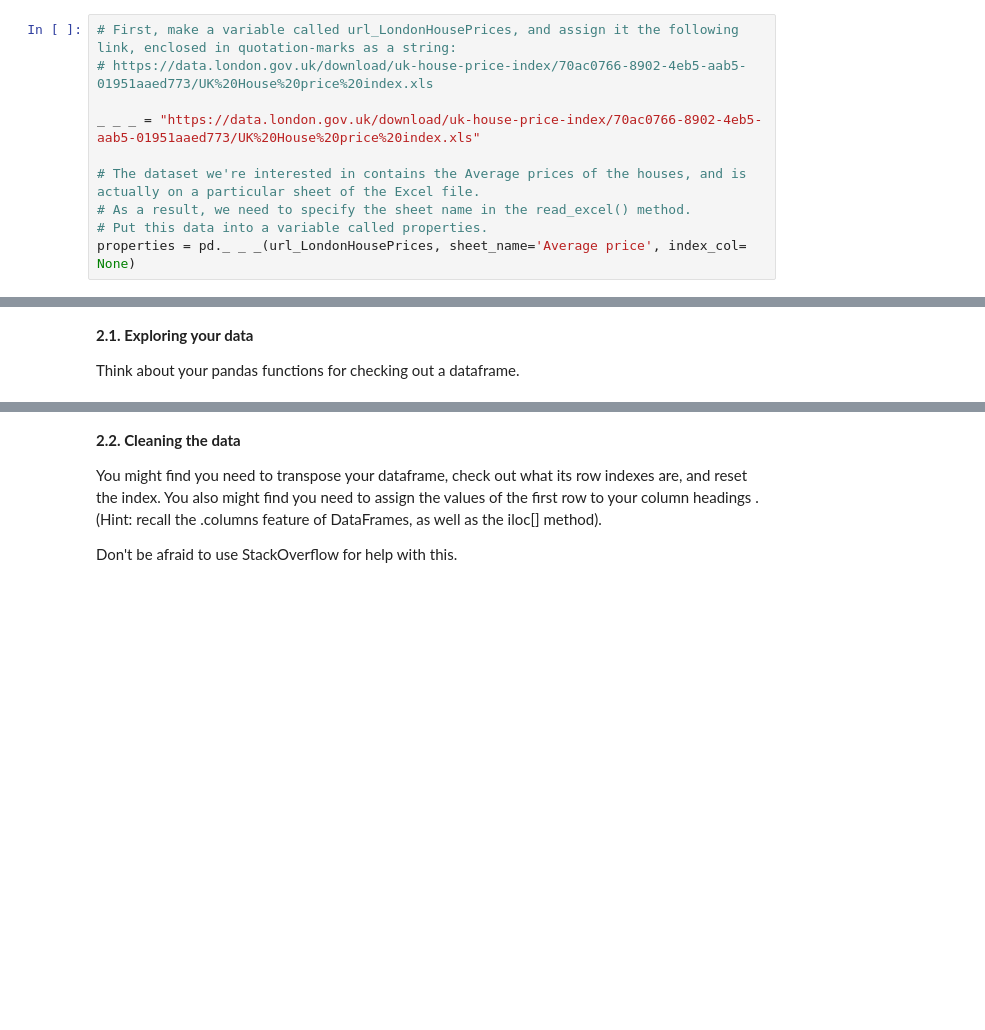
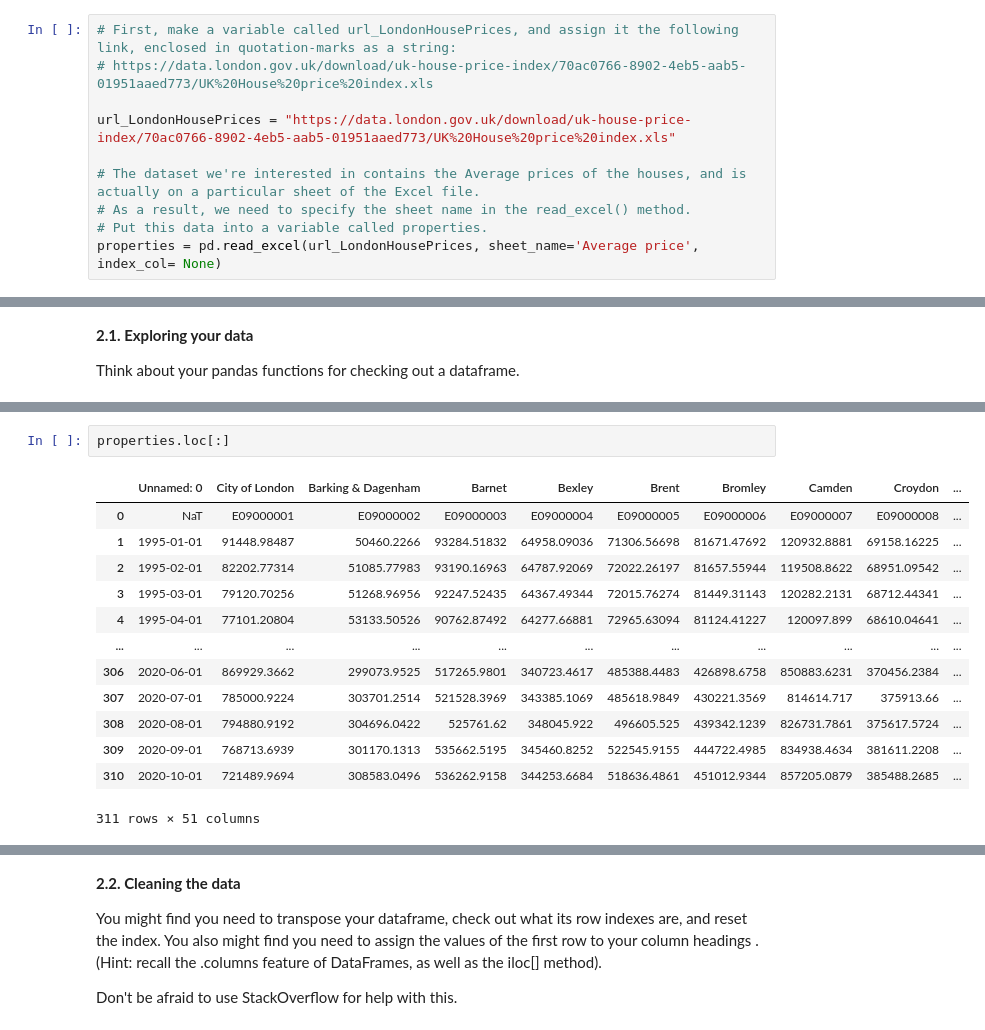
Before and after one commit to sbBEM/SpringBoard, a Jupyter notebook: unit4/Unit 4 Challenge - Tier 3.ipynb, the cells around one changed output, grey strips where cells are left out. Saved outputs shown, nothing was run; the diff lists cells and outputs as text; blank space fills up the shorter version.

```diff
--- a/unit4/Unit 4 Challenge - Tier 3.ipynb
+++ b/unit4/Unit 4 Challenge - Tier 3.ipynb
@@ -72,12 +72,12 @@ Your data comes from the [London Datastore](https://data.london.gov.uk/): a free
 # First, make a variable called url_LondonHousePrices, and assign it the following link, enclosed in quotation-marks as a string:
 # https://data.london.gov.uk/download/uk-house-price-index/70ac0766-8902-4eb5-aab5-01951aaed773/UK%20House%20price%20index.xls
 
-_ _ _ = "https://data.london.gov.uk/download/uk-house-price-index/70ac0766-8902-4eb5-aab5-01951aaed773/UK%20House%20price%20index.xls"
+url_LondonHousePrices = "https://data.london.gov.uk/download/uk-house-price-index/70ac0766-8902-4eb5-aab5-01951aaed773/UK%20House%20price%20index.xls"
 
 # The dataset we're interested in contains the Average prices of the houses, and is actually on a particular sheet of the Excel file.
 # As a result, we need to specify the sheet name in the read_excel() method.
 # Put this data into a variable called properties.
-properties = pd._ _ _(url_LondonHousePrices, sheet_name='Average price', index_col= None)
+properties = pd.read_excel(url_LondonHousePrices, sheet_name='Average price', index_col= None)
 # %% [markdown]
 ### 2. Cleaning, transforming, and visualizing
 This second stage is arguably the most important part of any Data Science project. The first thing to do is take a proper look at the data. Cleaning forms the majority of this stage, and can be done both before or after Transformation.
@@ -103,0 +172,16 @@ Think about your pandas functions for checking out a dataframe.
+# %%
+properties.loc[:]
+# %% [output]
+|  | Unnamed: 0 | City of London | Barking & Dagenham | Barnet | Bexley | Brent | Bromley | Camden | Croydon | ... |
+| 0 | NaT | E09000001 | E09000002 | E09000003 | E09000004 | E09000005 | E09000006 | E09000007 | E09000008 | ... |
+| 1 | 1995-01-01 | 91448.98487 | 50460.2266 | 93284.51832 | 64958.09036 | 71306.56698 | 81671.47692 | 120932.8881 | 69158.16225 | ... |
+| 2 | 1995-02-01 | 82202.77314 | 51085.77983 | 93190.16963 | 64787.92069 | 72022.26197 | 81657.55944 | 119508.8622 | 68951.09542 | ... |
+| 3 | 1995-03-01 | 79120.70256 | 51268.96956 | 92247.52435 | 64367.49344 | 72015.76274 | 81449.31143 | 120282.2131 | 68712.44341 | ... |
+| 4 | 1995-04-01 | 77101.20804 | 53133.50526 | 90762.87492 | 64277.66881 | 72965.63094 | 81124.41227 | 120097.899 | 68610.04641 | ... |
+| ... | ... | ... | ... | ... | ... | ... | ... | ... | ... | ... |
+| 306 | 2020-06-01 | 869929.3662 | 299073.9525 | 517265.9801 | 340723.4617 | 485388.4483 | 426898.6758 | 850883.6231 | 370456.2384 | ... |
+| 307 | 2020-07-01 | 785000.9224 | 303701.2514 | 521528.3969 | 343385.1069 | 485618.9849 | 430221.3569 | 814614.717 | 375913.66 | ... |
+| 308 | 2020-08-01 | 794880.9192 | 304696.0422 | 525761.62 | 348045.922 | 496605.525 | 439342.1239 | 826731.7861 | 375617.5724 | ... |
+| 309 | 2020-09-01 | 768713.6939 | 301170.1313 | 535662.5195 | 345460.8252 | 522545.9155 | 444722.4985 | 834938.4634 | 381611.2208 | ... |
+| 310 | 2020-10-01 | 721489.9694 | 308583.0496 | 536262.9158 | 344253.6684 | 518636.4861 | 451012.9344 | 857205.0879 | 385488.2685 | ... |
+311 rows × 51 columns
```
Also changed, not shown: parts of 34 cells of this notebook.
